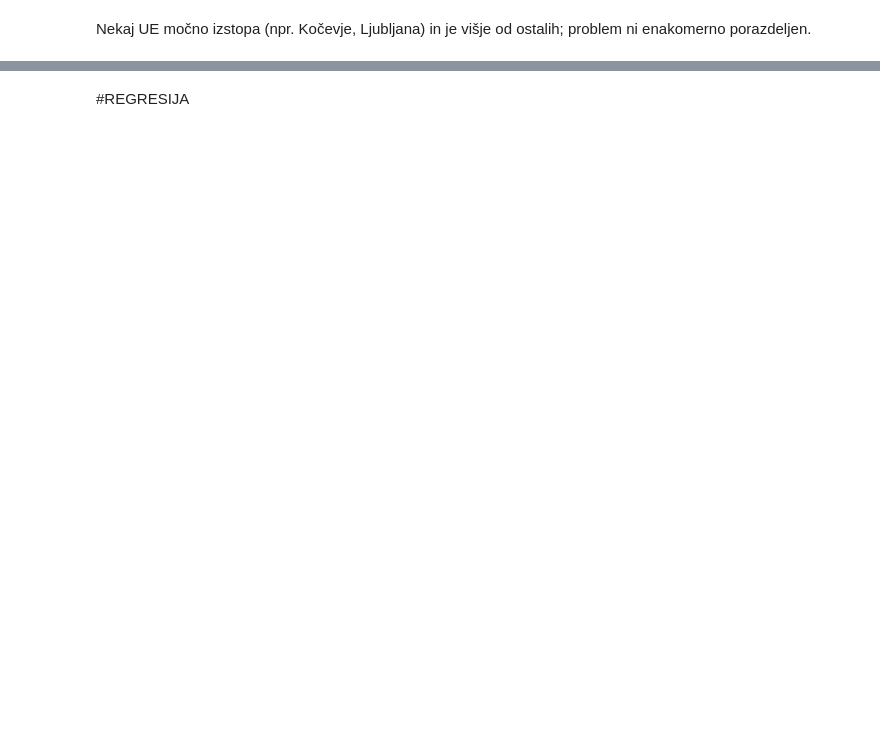
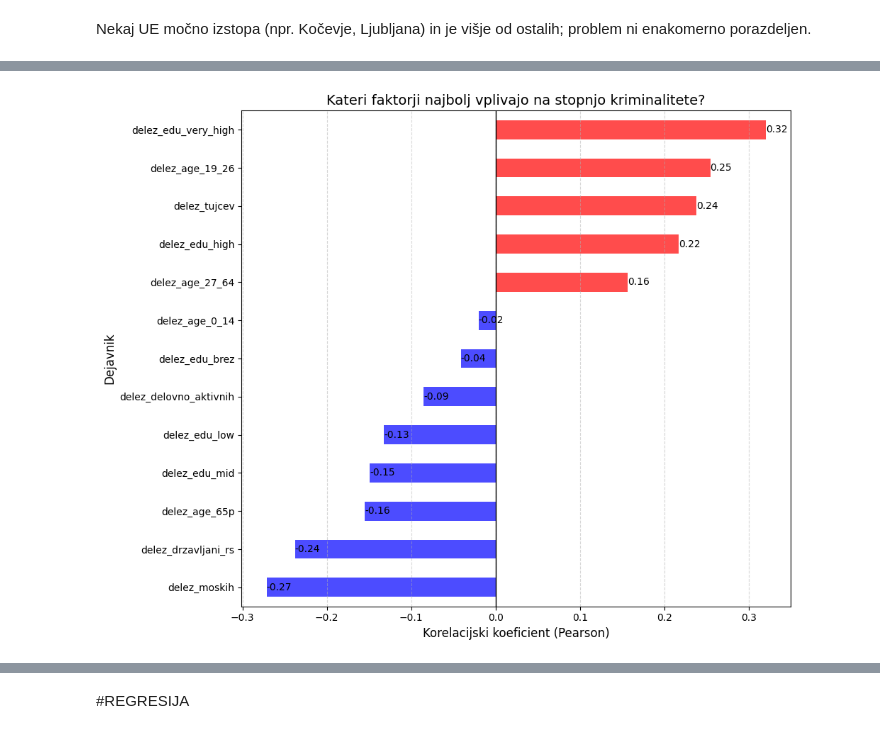
Before and after one commit to matijag13/kriminaliteta, a Jupyter notebook: ISSU_Projekt_Gusel.ipynb, the cells around one changed output, grey strips where cells are left out. Saved outputs shown, nothing was run; the diff lists cells and outputs as text; code cells hidden in the pictures; blank space fills up the shorter version.

```diff
--- a/ISSU_Projekt_Gusel.ipynb
+++ b/ISSU_Projekt_Gusel.ipynb
@@ -1041,0 +817,49 @@ weighted avg       0.75      0.72      0.72        58
+# %%
+# 1. Izberemo samo tiste stolpce, ki so "deleži" (za pošteno primerjavo)
+features_to_analyze = [
+    'delez_moskih',
+    'delez_tujcev',
+    'delez_delovno_aktivnih',
+    'delez_drzavljani_rs',
+    'delez_edu_low',    # Nizka izobrazba
+    'delez_edu_mid',    # Srednja
+    'delez_edu_high',   # Visoka
+    'delez_edu_brez',   # Brez izobrazbe (tvoja opomba)
+    'delez_edu_very_high',
+    'delez_age_0_14',
+    'delez_age_19_26',
+    'delez_age_27_64',
+    'delez_age_65p'
+]
+
+# 2. Izračunamo korelacijo vsakega faktorja s "kriminaliteta_na_1000_preb"
+correlations = df_master[features_to_analyze + ['kriminaliteta_na_1000_preb']].corr()['kriminaliteta_na_1000_preb']
+
+# Odstranimo samo sebe (kriminaliteta vs kriminaliteta je vedno 1)
+correlations = correlations.drop('kriminaliteta_na_1000_preb')
+
+# Sortiramo za lepši prikaz
+correlations = correlations.sort_values()
+
+# 3. Pripravimo barve (Rdeča = povečuje kriminal, Modra = zmanjšuje)
+colors = ['red' if x > 0 else 'blue' for x in correlations]
+
+# 4. Izris grafa
+plt.figure(figsize=(10, 8))
+# Bar plot
+ax = correlations.plot(kind='barh', color=colors, alpha=0.7)
+
+plt.title('Kateri faktorji najbolj vplivajo na stopnjo kriminalitete?', fontsize=14)
+plt.xlabel('Korelacijski koeficient (Pearson)', fontsize=12)
+plt.ylabel('Dejavnik', fontsize=12)
+plt.axvline(0, color='black', linewidth=1) # Črta na sredini
+plt.grid(axis='x', linestyle='--', alpha=0.5)
+
+# Dodamo vrednosti na stolpce
+for index, value in enumerate(correlations):
+    plt.text(value, index, f'{value:.2f}', va='center')
+
+plt.tight_layout()
+plt.show()
+# %% [output]
+[figure, added]
```
Also changed, not shown: parts of 62 cells of this notebook.
